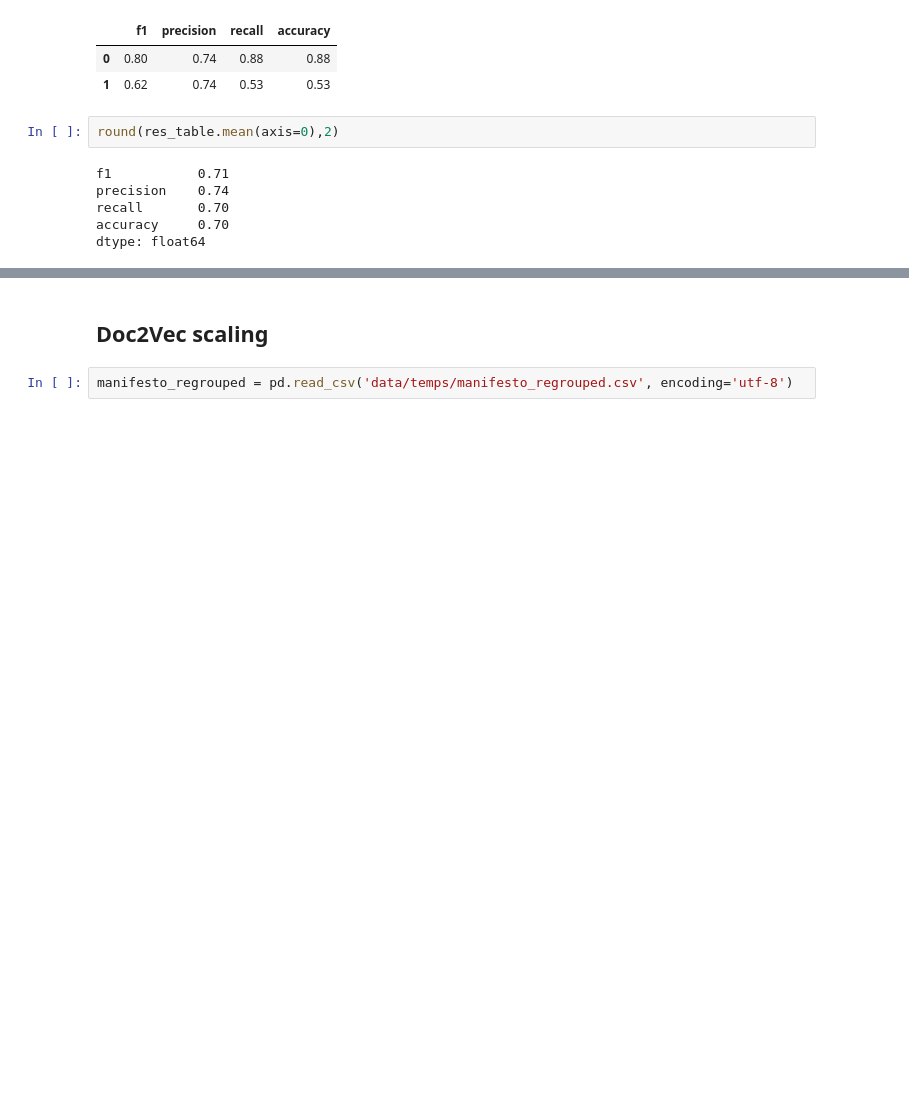
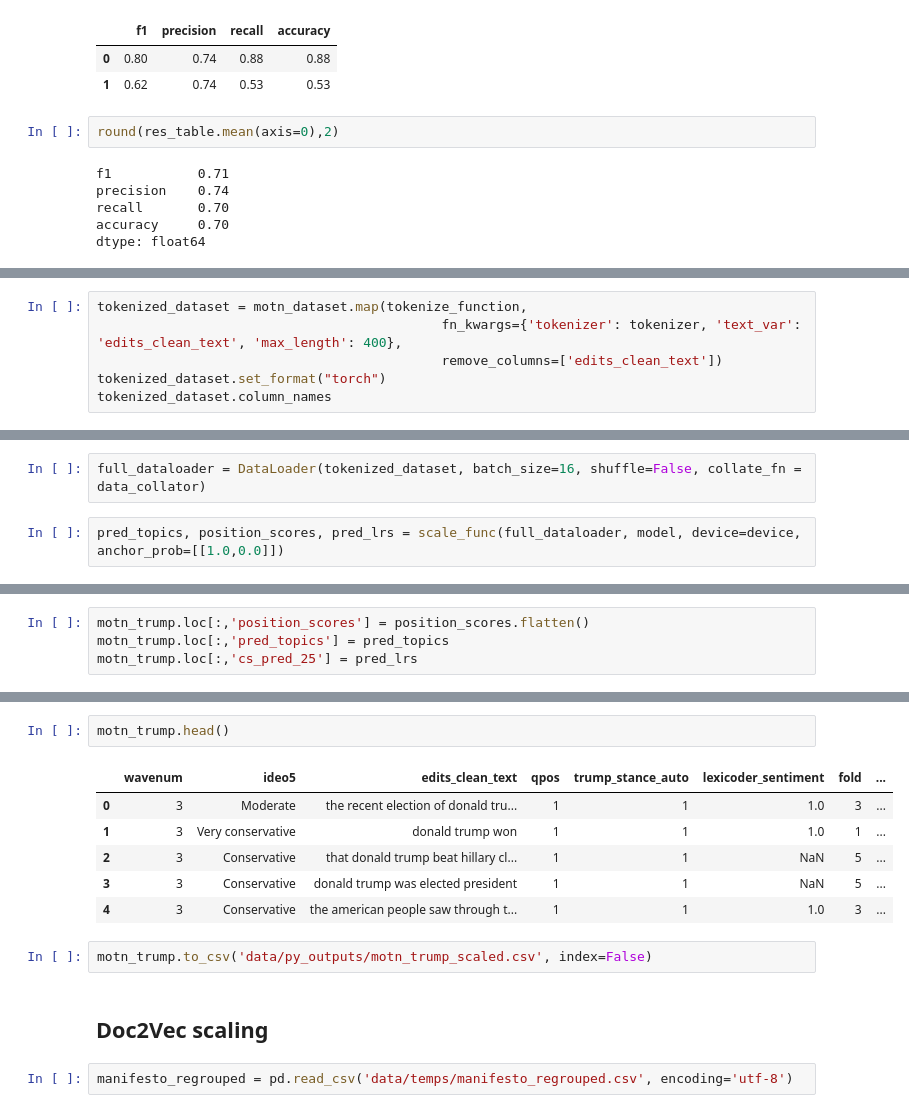
Before and after one commit to hungnguyen167/ContextScale, a Jupyter notebook: 03_main_analyses.ipynb, the cells around one changed output, grey strips where cells are left out. Drawn from its saved outputs; the diff is of its cells as text; blank space fills up the shorter version.

```diff
--- a/03_main_analyses.ipynb
+++ b/03_main_analyses.ipynb
@@ -1382,0 +1434,6 @@ dtype: float64
+# %%
+tokenized_dataset = motn_dataset.map(tokenize_function,
+                                            fn_kwargs={'tokenizer': tokenizer, 'text_var': 'edits_clean_text', 'max_length': 400},
+                                            remove_columns=['edits_clean_text'])
+tokenized_dataset.set_format("torch")
+tokenized_dataset.column_names
@@ -1382,0 +1442,4 @@ dtype: float64
+# %%
+full_dataloader = DataLoader(tokenized_dataset, batch_size=16, shuffle=False, collate_fn = data_collator)
+# %%
+pred_topics, position_scores, pred_lrs = scale_func(full_dataloader, model, device=device, anchor_prob=[[1.0,0.0]])
@@ -1382,0 +1448,4 @@ dtype: float64
+# %%
+motn_trump.loc[:,'position_scores'] = position_scores.flatten()
+motn_trump.loc[:,'pred_topics'] = pred_topics
+motn_trump.loc[:,'cs_pred_25'] = pred_lrs
@@ -1383,3 +1465,14 @@ dtype: float64
+# %%
+motn_trump.head()
+# %% [output]
+|  | wavenum | ideo5 | edits_clean_text | qpos | trump_stance_auto | lexicoder_sentiment | fold | ... |
+| 0 | 3 | Moderate | the recent election of donald tru... | 1 | 1 | 1.0 | 3 | ... |
+| 1 | 3 | Very conservative | donald trump won | 1 | 1 | 1.0 | 1 | ... |
+| 2 | 3 | Conservative | that donald trump beat hillary cl... | 1 | 1 | NaN | 5 | ... |
+| 3 | 3 | Conservative | donald trump was elected president | 1 | 1 | NaN | 5 | ... |
+| 4 | 3 | Conservative | the american people saw through t... | 1 | 1 | 1.0 | 3 | ... |
+# %%
+motn_trump.to_csv('data/py_outputs/motn_trump_scaled.csv', index=False)
 # %% [markdown]
 ## Doc2Vec scaling
 # %%
```
Also changed, not shown: parts of 17 cells of this notebook, 19 other files.
